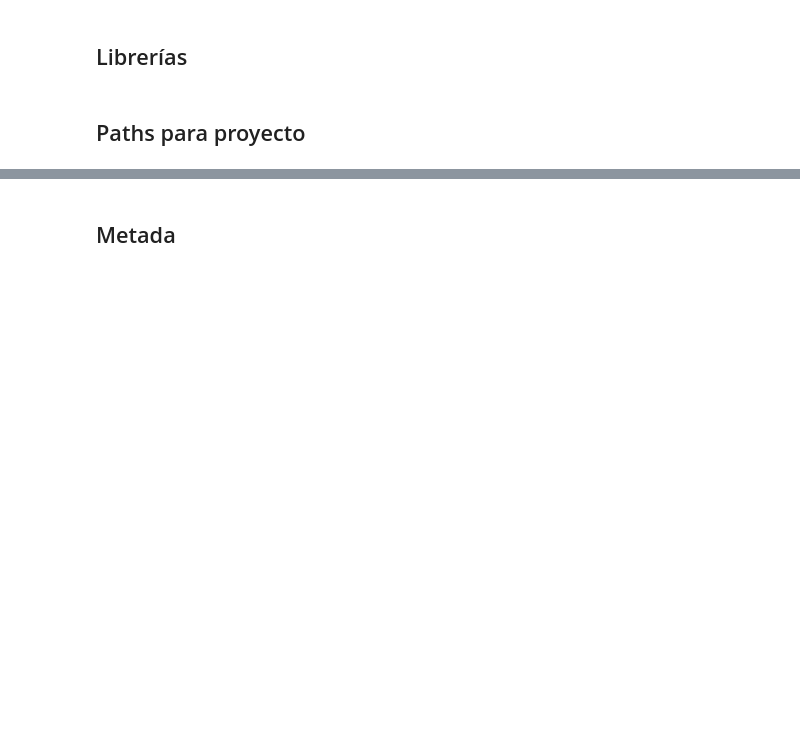
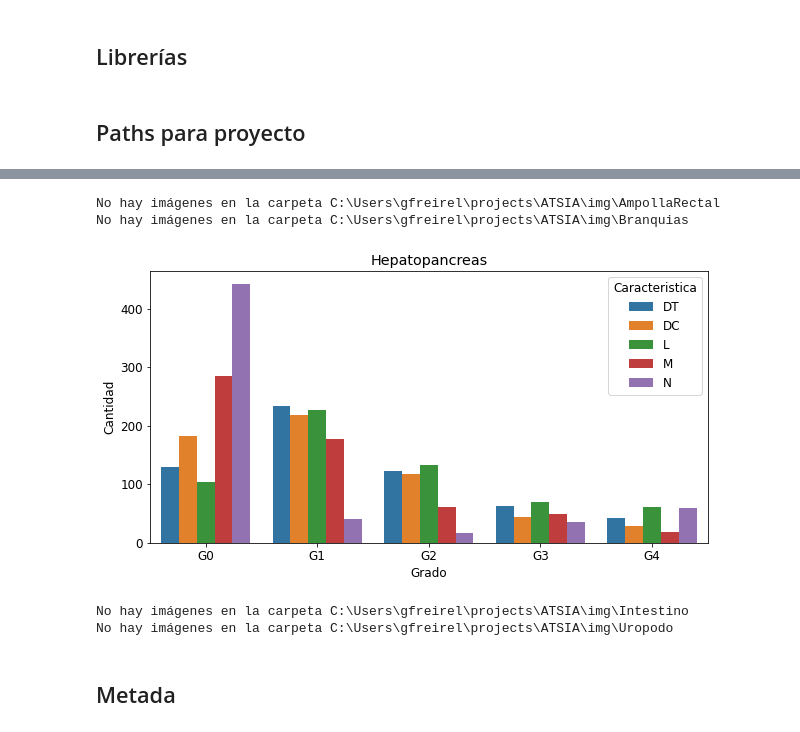
Before and after one commit to gabrielfreire08/ATSIA, a Jupyter notebook: atsia.ipynb, the cells around one changed output, grey strips where cells are left out. Cells and saved outputs as stored; diff of their text form; code cells hidden in the pictures; blank space fills up the shorter version.

```diff
--- a/atsia.ipynb
+++ b/atsia.ipynb
@@ -66,3 +93,19 @@ organo = "Hepatopancreas"
+# %%
+for organo in organos:
+    data = count[count["Organo"] == organo]
+    if data["Cantidad"].sum() != 0:
+        plt.figure(figsize=(10,5))
+        sns.barplot(data = data, x = "Grado", y = "Cantidad", hue = "Caracteristica")
+        plt.title(f"{organo}", )
+        plt.show()
+    else:
+        print(f"No hay imágenes en la carpeta {path['img'][organo]}")
+# %% [output]
+No hay imágenes en la carpeta C:\Users\gfreirel\projects\ATSIA\img\AmpollaRectal
+No hay imágenes en la carpeta C:\Users\gfreirel\projects\ATSIA\img\Branquias
+[figure, added]
+No hay imágenes en la carpeta C:\Users\gfreirel\projects\ATSIA\img\Intestino
+No hay imágenes en la carpeta C:\Users\gfreirel\projects\ATSIA\img\Uropodo
 # %% [markdown]
 <a name='meta'></a>
 ## Metada
```
Also changed, not shown: parts of 6 cells of this notebook.
